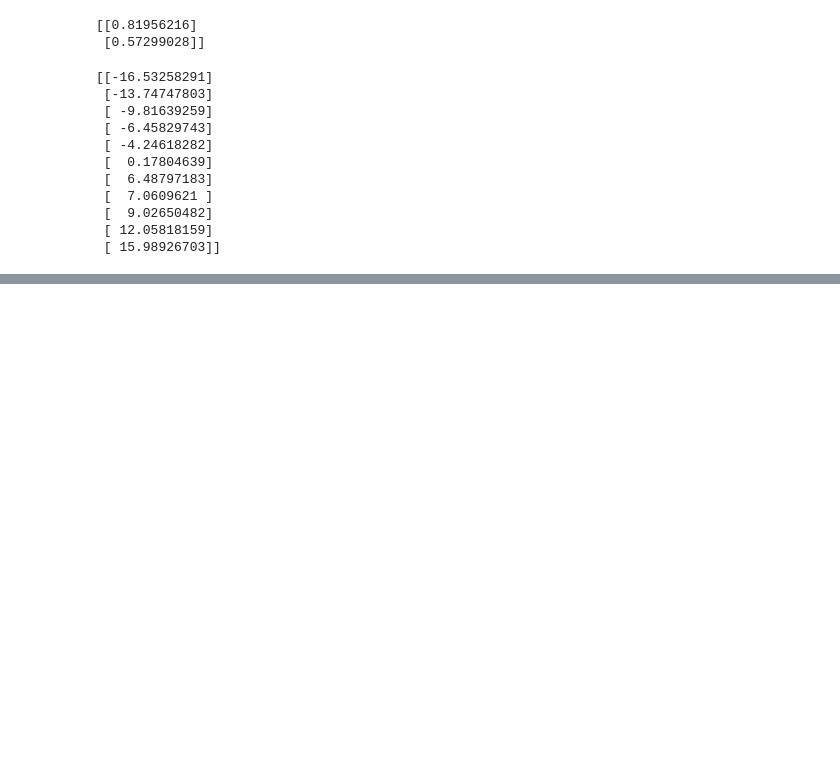
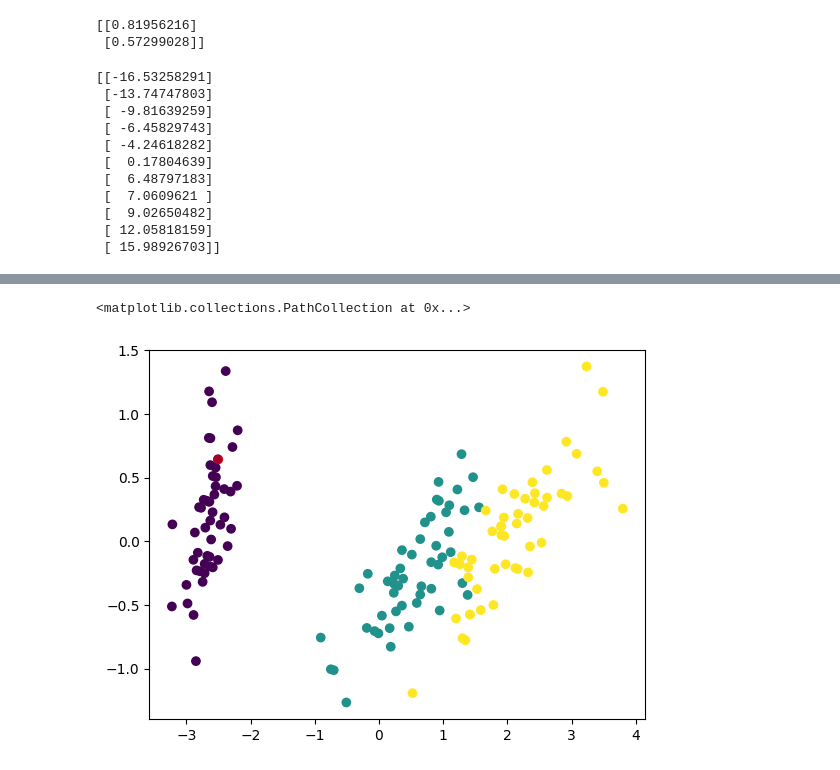
Before and after one commit to Ishaan-Ansari/Mathematics-for-ML, a Jupyter notebook: PCA.ipynb, the cells around one changed output, grey strips where cells are left out. Saved outputs shown, nothing was run; the diff lists cells and outputs as text; code cells hidden in the pictures; blank space fills up the shorter version.

```diff
--- a/PCA.ipynb
+++ b/PCA.ipynb
@@ -97,0 +114,5 @@ print(X_reduced)
+# %%
+from sklearn import datasets
+iris = datasets.load_iris()
+X = iris.data
+y = iris.target
@@ -97,0 +129,5 @@ print(X_reduced)
+# %%
+pca = PCA(n_components=2)
+pca.fit(X)
+X_reduced = pca.transform(X)
+print(X_reduced)
@@ -97,0 +152,6 @@ print(X_reduced)
+# %%
+plt.scatter(X_reduced[:,0], X_reduced[:,1], c=y)
+plt.scatter(X_reduced[10][0], X_reduced[10][1], c=['r'], alpha=0.5)
+# %% [output]
+<matplotlib.collections.PathCollection at 0x...>
+[figure, added]
```
Also changed, not shown: parts of 5 cells of this notebook.
